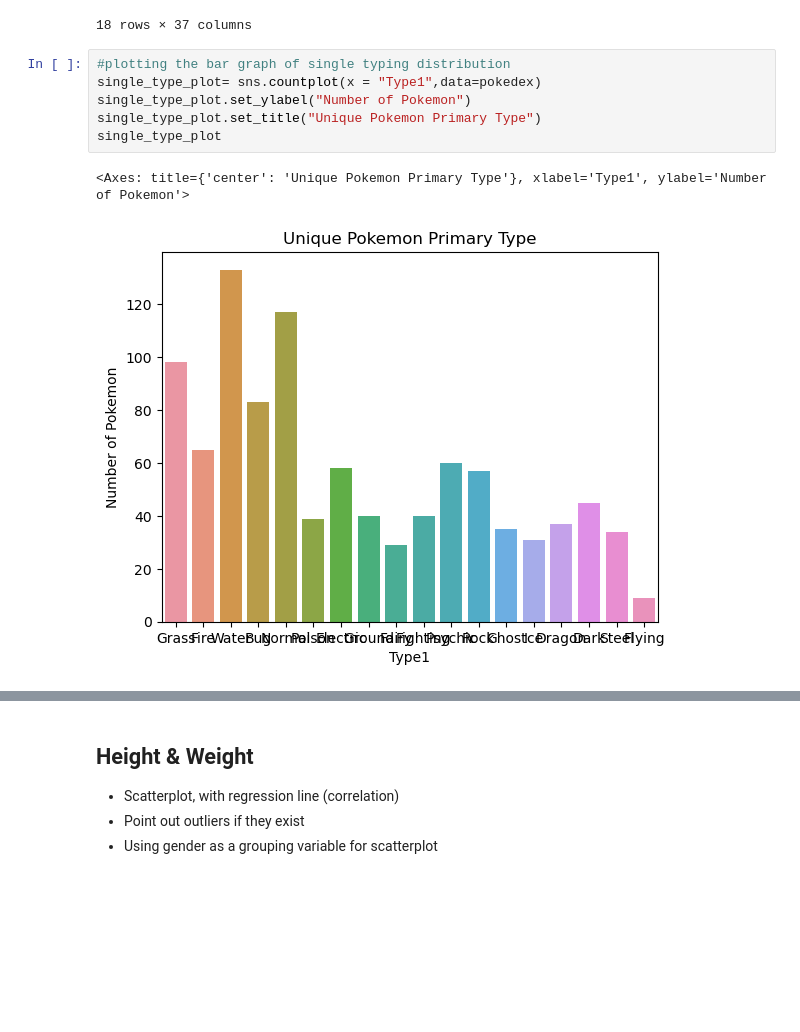
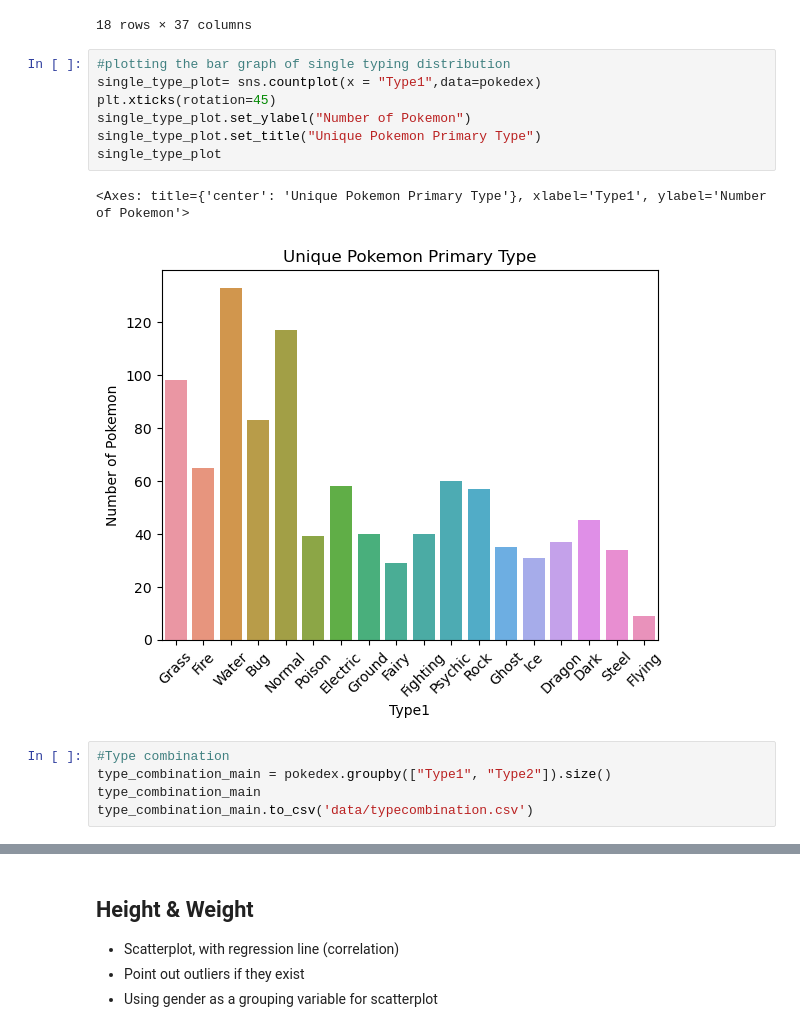
Before and after one commit to sarsteg/pokemon-index-analysis, a Jupyter notebook: analysis.ipynb, the cells around one changed output, grey strips where cells are left out. Saved outputs shown, nothing was run; the diff lists cells and outputs as text; blank space fills up the shorter version.

```diff
--- a/analysis.ipynb
+++ b/analysis.ipynb
@@ -139,9 +139,15 @@ group_by_main_type
 # %%
 #plotting the bar graph of single typing distribution
 single_type_plot= sns.countplot(x = "Type1",data=pokedex)
+plt.xticks(rotation=45)
 single_type_plot.set_ylabel("Number of Pokemon")
 single_type_plot.set_title("Unique Pokemon Primary Type")
 single_type_plot
 # %% [output]
 <Axes: title={'center': 'Unique Pokemon Primary Type'}, xlabel='Type1', ylabel='Number of Pokemon'>
-[figure, old version]
+[figure, new version]
+# %%
+#Type combination
+type_combination_main = pokedex.groupby(["Type1", "Type2"]).size()
+type_combination_main
+type_combination_main.to_csv('data/typecombination.csv')
```
Also changed, not shown: parts of 1 cell of this notebook, 1 other file.
